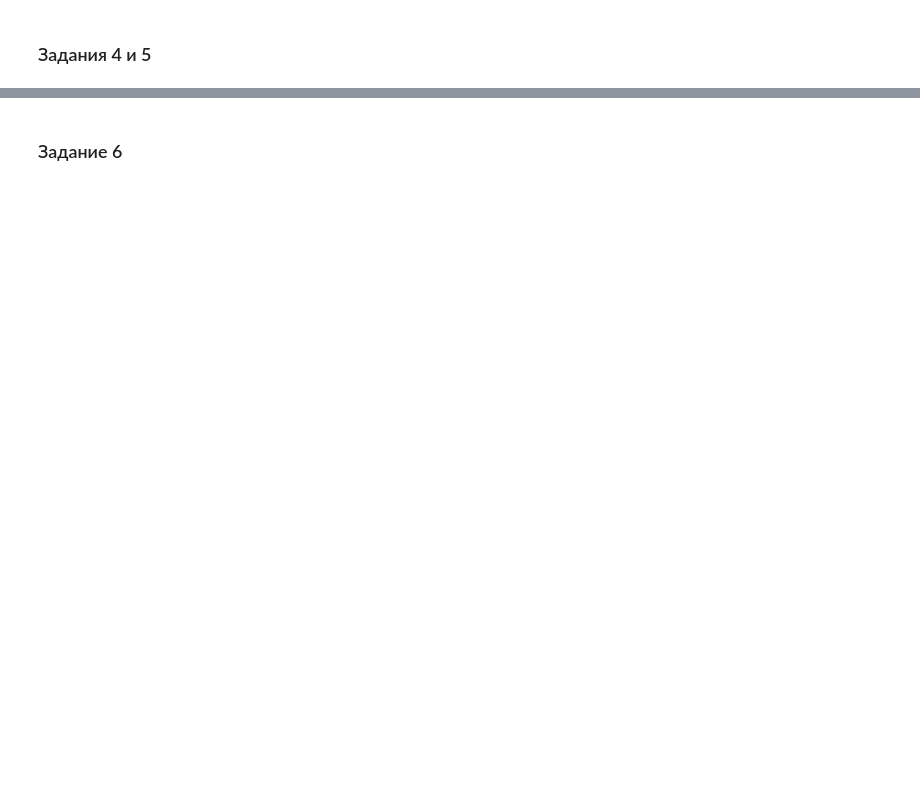
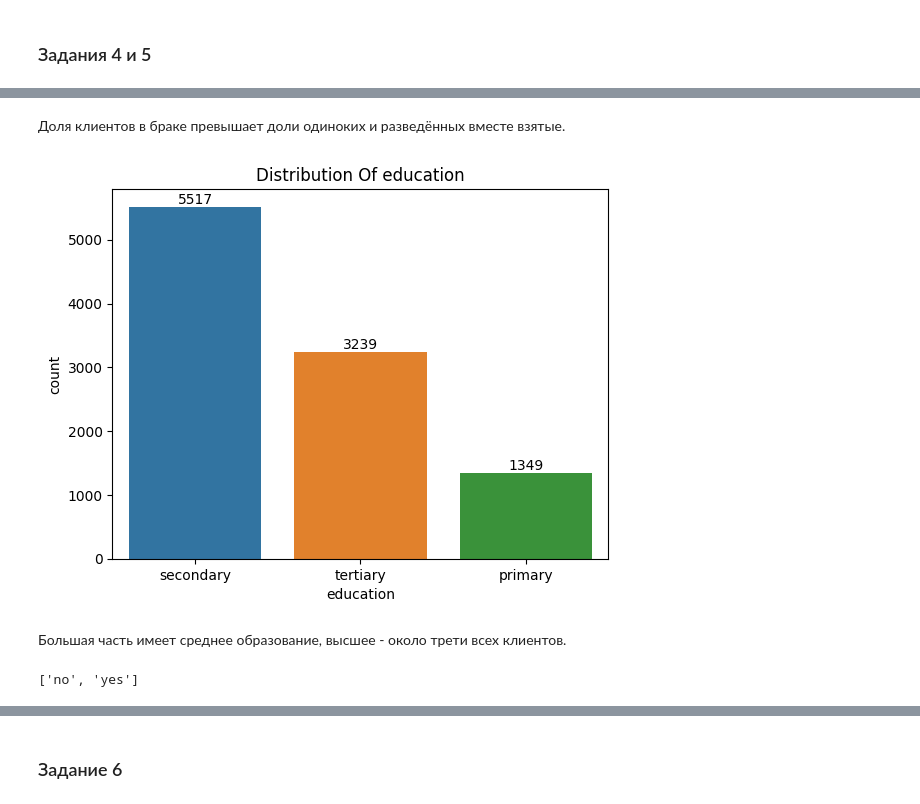
Before and after one commit to Blooodniy/PROJECT-4, a Jupyter notebook: Project_4_ML copy.ipynb, the cells around one changed output, grey strips where cells are left out. Saved outputs shown, nothing was run; the diff lists cells and outputs as text; code cells hidden in the pictures; blank space fills up the shorter version.

```diff
--- a/Project_4_ML copy.ipynb
+++ b/Project_4_ML copy.ipynb
@@ -232,0 +236,16 @@ Error:
+# %% [markdown]
+Доля клиентов в браке превышает доли одиноких и разведённых вместе взятые.
+# %%
+fig = sns.countplot(x=df['education'], hue=df['education'])
+fig.set_title("Distribution Of education")
+for container in fig.containers:
+    fig.bar_label(container)
+plt.show()
+# %% [output]
+[figure, added]
+# %% [markdown]
+Большая часть имеет среднее образование, высшее - около трети всех клиентов.
+# %%
+df['default'].value_counts().index.to_list()
+# %% [output]
+['no', 'yes']
```
Also changed, not shown: parts of 22 cells of this notebook.
